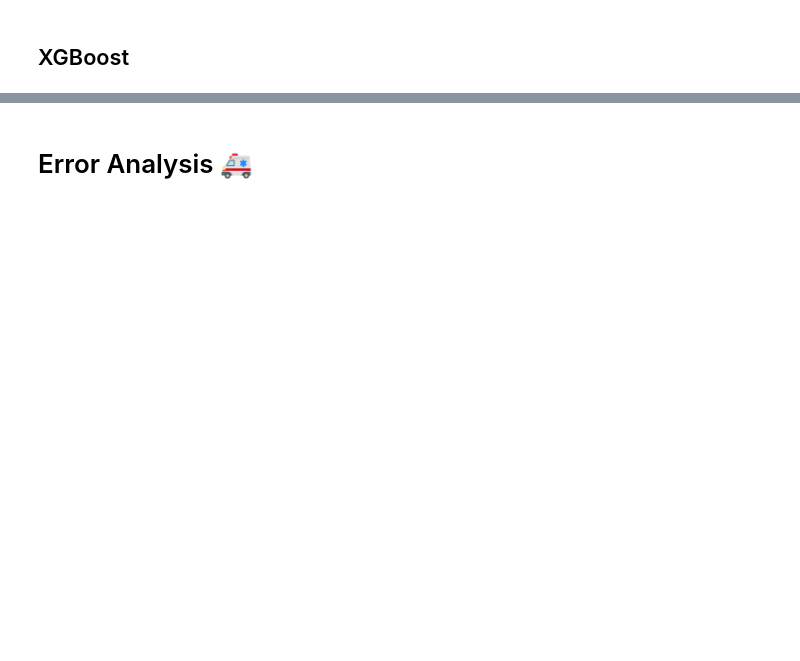
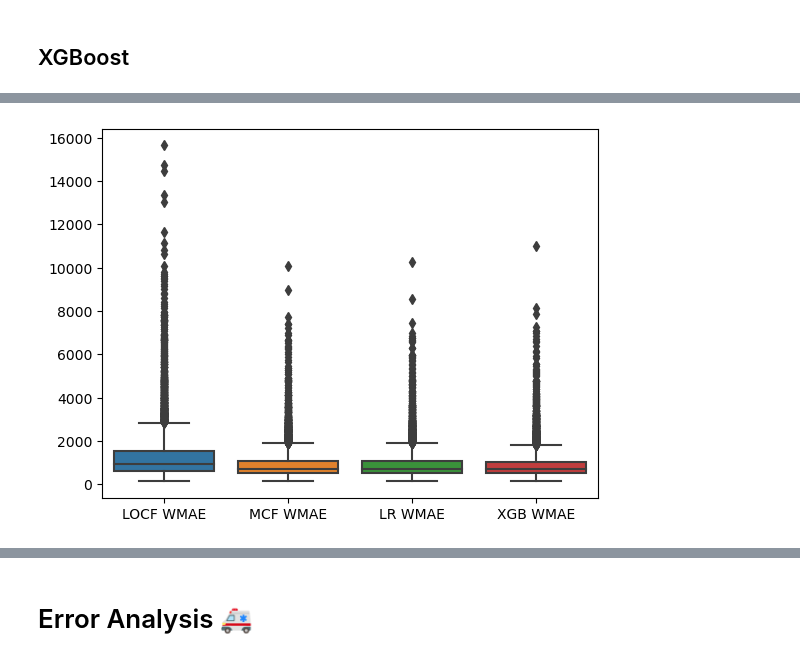
Before and after one commit to prompath/kaggle-the-winton-stock-market-challenge, a Jupyter notebook: [Kaggle] The Winton Stock Market Challenge - Jeerawat.ipynb, the cells around one changed output, grey strips where cells are left out. Drawn from its saved outputs; the diff is of its cells as text; code cells hidden in the pictures; blank space fills up the shorter version.

```diff
--- a/[Kaggle] The Winton Stock Market Challenge - Jeerawat.ipynb
+++ b/[Kaggle] The Winton Stock Market Challenge - Jeerawat.ipynb
@@ -736,0 +1081,4 @@ X_inter
+# %%
+sns.boxplot(intra_wmae_compare_df);
+# %% [output]
+[figure, added]
```
Also changed, not shown: parts of 91 cells of this notebook.
